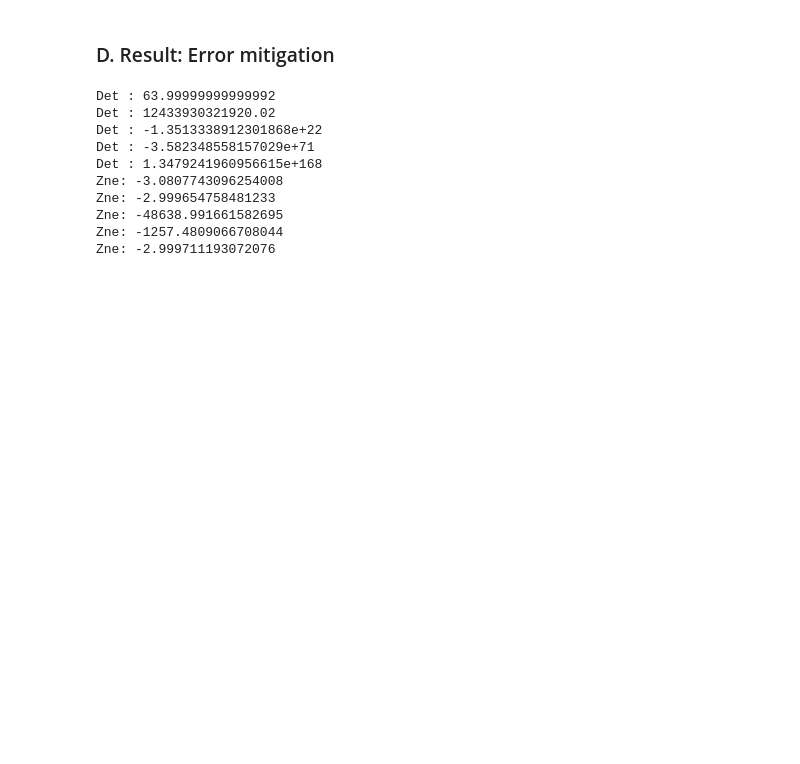
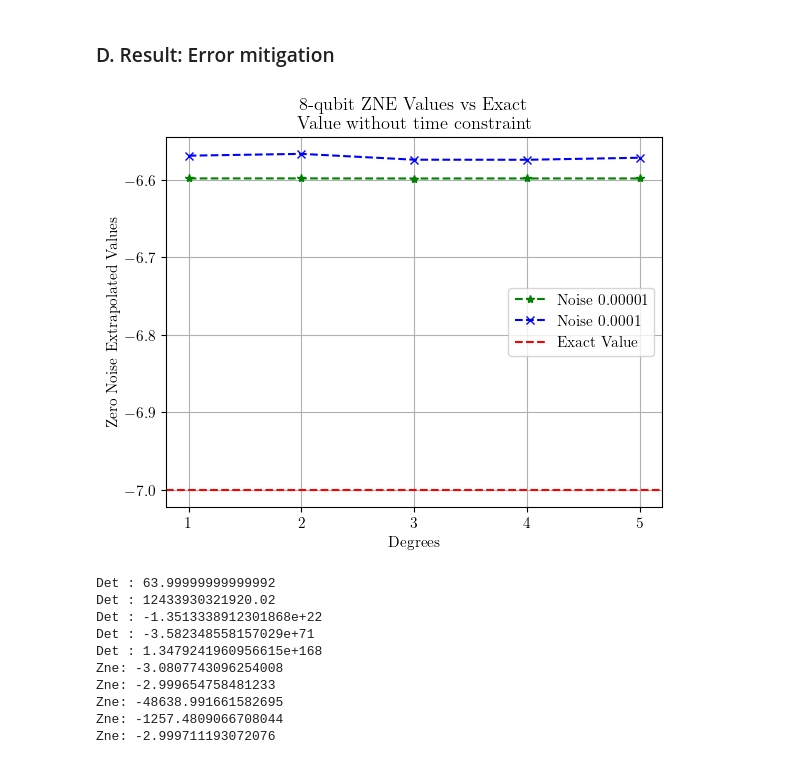
Before and after one commit to arijit-ship/indirect-zne, a Jupyter notebook: notebook/ErrorMitigation_ZNE.ipynb, the cells around one changed output. Saved outputs shown, nothing was run; the diff lists cells and outputs as text; code cells hidden in the pictures; blank space fills up the shorter version.

Commit message:
new data

```diff
--- a/notebook/ErrorMitigation_ZNE.ipynb
+++ b/notebook/ErrorMitigation_ZNE.ipynb
@@ -457,5 +458,62 @@ data_Q8N2 = [
 # %% [markdown]
 ### D. Result: Error mitigation
+# %%
+# Random sampling
+# zne_Q8N1_D1 = ZeroNoiseExtrapolation(dataPoints = random.sample(data_Q8N1, 4), degree = 1)
+# zne_Q8N1_D2 = ZeroNoiseExtrapolation(dataPoints = random.sample(data_Q8N1, 10), degree = 2)
+# zne_Q8N1_D3 = ZeroNoiseExtrapolation(dataPoints = random.sample(data_Q8N1, 20), degree = 3)
+# zne_Q8N1_D4 = ZeroNoiseExtrapolation(dataPoints = random.sample(data_Q8N1, 35), degree = 4)
+# zne_Q8N1_D5 = ZeroNoiseExtrapolation(dataPoints = random.sample(data_Q8N1, 56), degree = 5)
+
+zne_Q8N1_D1 = ZeroNoiseExtrapolation(dataPoints = data_Q8N1[ : 4], degree = 1)
+zne_Q8N1_D2 = ZeroNoiseExtrapolation(dataPoints = data_Q8N1[ : 10], degree = 2)
+zne_Q8N1_D3 = ZeroNoiseExtrapolation(dataPoints = data_Q8N1[ : 20], degree = 3)
+zne_Q8N1_D4 = ZeroNoiseExtrapolation(dataPoints = data_Q8N1[ : 35], degree = 4)
+zne_Q8N1_D5 = ZeroNoiseExtrapolation(dataPoints = data_Q8N1[ : 56], degree = 5)
+
+zne_Q8N1_vals = [
+    zne_Q8N1_D1.getRichardsonZNE(),
+    zne_Q8N1_D2.getRichardsonZNE(),
+    zne_Q8N1_D3.getRichardsonZNE(),
+    zne_Q8N1_D4.getRichardsonZNE(),
+    zne_Q8N1_D5.getRichardsonZNE(),
+]
+
+# Random sampling
+# zne_Q8N2_D1 = ZeroNoiseExtrapolation(dataPoints = random.sample(data_Q8N2, 4), degree = 1)
+# zne_Q8N2_D2 = ZeroNoiseExtrapolation(dataPoints = random.sample(data_Q8N2, 10), degree = 2)
+# zne_Q8N2_D3 = ZeroNoiseExtrapolation(dataPoints = random.sample(data_Q8N2, 20), degree = 3)
+# zne_Q8N2_D4 = ZeroNoiseExtrapolation(dataPoints = random.sample(data_Q8N2, 35), degree = 4)
+# zne_Q8N2_D5 = ZeroNoiseExtrapolation(dataPoints = random.sample(data_Q8N2, 56), degree = 5)
+
+zne_Q8N2_D1 = ZeroNoiseExtrapolation(dataPoints = data_Q8N2[ : 4], degree = 1)
+zne_Q8N2_D2 = ZeroNoiseExtrapolation(dataPoints = data_Q8N2[ : 10], degree = 2)
+zne_Q8N2_D3 = ZeroNoiseExtrapolation(dataPoints = data_Q8N2[ : 20], degree = 3)
+zne_Q8N2_D4 = ZeroNoiseExtrapolation(dataPoints = data_Q8N2[ : 35], degree = 4)
+zne_Q8N2_D5 = ZeroNoiseExtrapolation(dataPoints = data_Q8N2[ : 56], degree = 5)
+
+zne_Q8N2_vals = [
+    zne_Q8N2_D1.getRichardsonZNE(),
+    zne_Q8N2_D2.getRichardsonZNE(),
+    zne_Q8N2_D3.getRichardsonZNE(),
+    zne_Q8N2_D4.getRichardsonZNE(),
+    zne_Q8N2_D5.getRichardsonZNE(),
+]
+
+labels = ["1", "2", "3", "4", "5"]
+
+plt.plot(labels, zne_Q8N1_vals, marker='*', linestyle='--', color='green', label='Noise $0.00001$')
+plt.plot(labels, zne_Q8N2_vals, marker='x', linestyle='--', color='blue', label='Noise $0.0001$')
+plt.axhline(y = exact_Q8, color='r', linestyle='--', label='Exact Value')
+plt.xlabel('Degrees')
+plt.ylabel('Zero Noise Extrapolated Values')
+plt.title('8-qubit ZNE Values vs Exact \n Value without time constraint')
+plt.legend()
+plt.grid(True)
+# Show the plot
+plt.show()
+# %% [output]
+[figure, added]
 # %%
 zne_Q4N1_D1 = ZeroNoiseExtrapolation(dataPoints = random.sample(data_Q4N1, 4), degree = 1)
 zne_Q4N1_D2 = ZeroNoiseExtrapolation(dataPoints = random.sample(data_Q4N1, 10), degree = 2)
```
Also changed, not shown: parts of 4 cells of this notebook, 1 other file.
